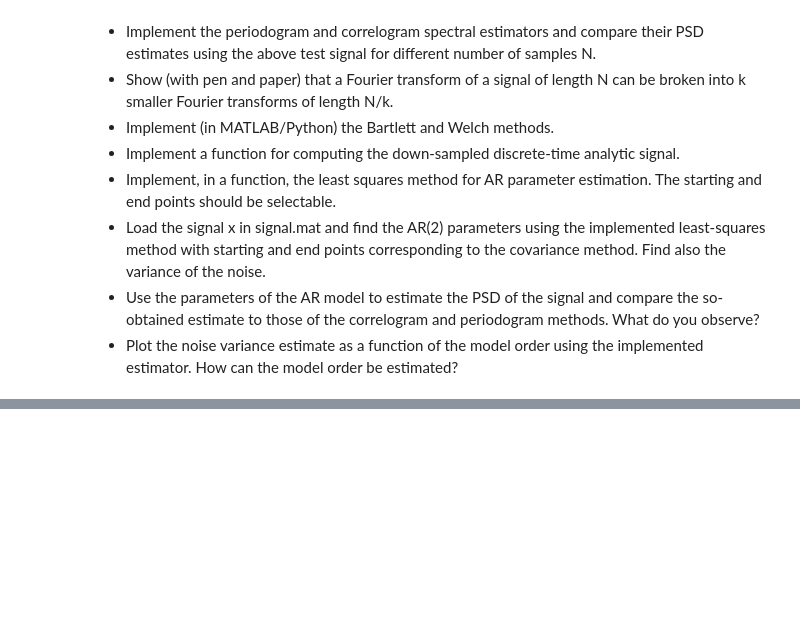
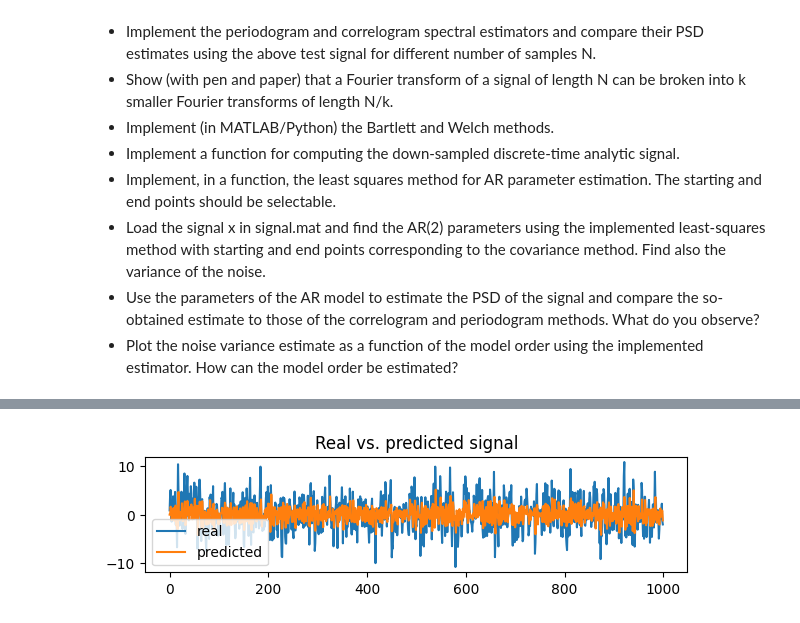
Before and after one commit to vismiroglou/ASE, a Jupyter notebook: day1.ipynb, the cells around one changed output, grey strips where cells are left out. Cells and saved outputs as stored; diff of their text form; code cells hidden in the pictures; blank space fills up the shorter version.

```diff
--- a/day1.ipynb
+++ b/day1.ipynb
@@ -69,0 +366,44 @@ plt.show()
+# %%
+def least_squares(x, N1, N2, p, plot=False):
+    def build_X():
+        X = np.zeros((N2 - N1, p))
+        for i, n in enumerate(range(N1, N2)):
+            X[i, :] = x[n-1:n-p-1:-1]
+        return X
+
+    X =  build_X()
+    pred_coeffs = - np.linalg.inv(X.T @ X) @ X.T @ x[N1:N2+1]
+
+    # print('Predicted coefficients:', pred_coeffs)
+
+    x_pred = np.zeros(N)
+    for n in range(p, N):
+        x_pred[n] = -np.dot(pred_coeffs, x[n-p:n][::-1])
+
+    e = x - x_pred
+    e_var = np.sqrt(np.var(e))
+    # print('Noise variance: ', e_var)
+
+    if plot:
+        plt.figure(figsize=(7,1.5))
+        plt.plot(np.arange(N), x, label='real')
+        plt.plot(np.arange(N), x_pred, label='predicted')
+        plt.title('Real vs. predicted signal')
+        plt.legend()
+
+    return pred_coeffs, x_pred, e_var
+# %%
+import scipy
+# Load signal.mat
+x = scipy.io.loadmat('signal.mat')['x']
+x = x.reshape(1000)
+N = len(x)
+p = 2
+
+# N1, N2  of the covariance method
+N1 = p + 1
+N2 = N
+prediction, x_pred, e_var = least_squares(x, N1, N2, p, True)
+plt.show()
+# %% [output]
+[figure, added]
```
Also changed, not shown: parts of 21 cells of this notebook, 2 other files.
